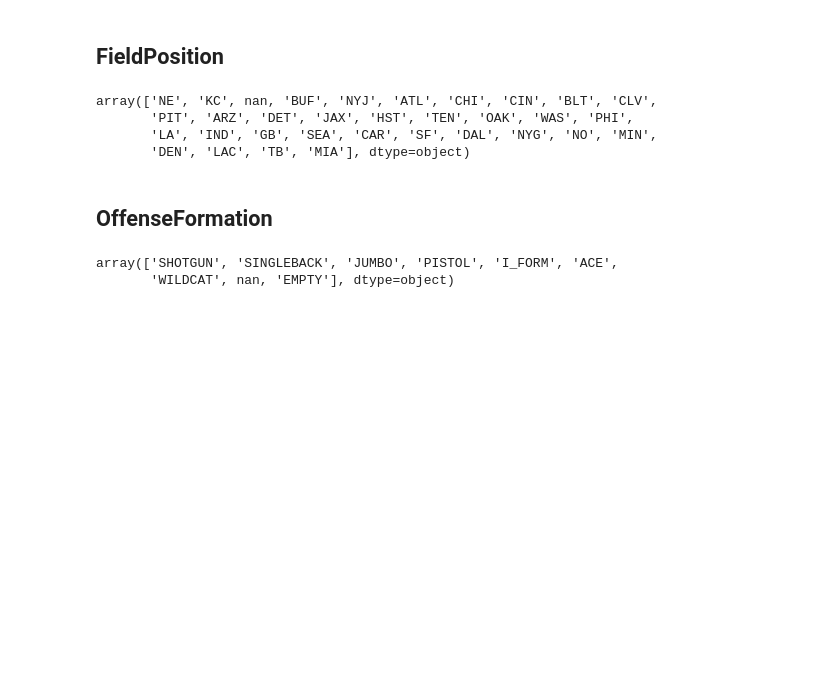
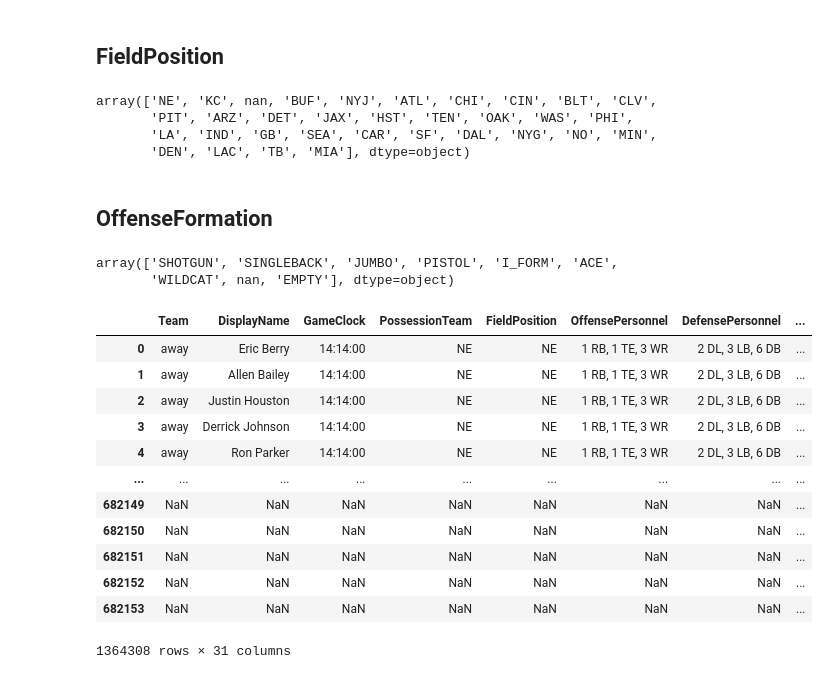
Before and after one commit to JeanArnaudRitouret/kaggle_nflbowl_yards, a Jupyter notebook: notebooks/processing.ipynb, the cells around one changed output. Cells and saved outputs as stored; diff of their text form; code cells hidden in the pictures; blank space fills up the shorter version.

Commit message:
process offense formation feature

```diff
--- a/notebooks/processing.ipynb
+++ b/notebooks/processing.ipynb
@@ -127,4 +145,20 @@ array(['SHOTGUN', 'SINGLEBACK', 'JUMBO', 'PISTOL', 'I_FORM', 'ACE',
 # %%
-offForm_dummies = pd.get_dummies(train_cat.OffenseFormation, columns=train_cat.OffenseFormation.unique())
+offense_formation_dummies = pd.get_dummies(train_cat.OffenseFormation, columns=train_cat.OffenseFormation.unique())
-# %%
-train_cat = pd.concat([train_cat.drop('OffenseFormation', axis=1),offForm_dummies])
+# %%
+train_cat = pd.concat([train_cat.drop('OffenseFormation', axis=1),offense_formation_dummies], axis)
+# %%
+train_cat
+# %% [output]
+|  | Team | DisplayName | GameClock | PossessionTeam | FieldPosition | OffensePersonnel | DefensePersonnel | ... |
+| 0 | away | Eric Berry | 14:14:00 | NE | NE | 1 RB, 1 TE, 3 WR | 2 DL, 3 LB, 6 DB | ... |
+| 1 | away | Allen Bailey | 14:14:00 | NE | NE | 1 RB, 1 TE, 3 WR | 2 DL, 3 LB, 6 DB | ... |
+| 2 | away | Justin Houston | 14:14:00 | NE | NE | 1 RB, 1 TE, 3 WR | 2 DL, 3 LB, 6 DB | ... |
+| 3 | away | Derrick Johnson | 14:14:00 | NE | NE | 1 RB, 1 TE, 3 WR | 2 DL, 3 LB, 6 DB | ... |
+| 4 | away | Ron Parker | 14:14:00 | NE | NE | 1 RB, 1 TE, 3 WR | 2 DL, 3 LB, 6 DB | ... |
+| ... | ... | ... | ... | ... | ... | ... | ... | ... |
+| 682149 | NaN | NaN | NaN | NaN | NaN | NaN | NaN | ... |
+| 682150 | NaN | NaN | NaN | NaN | NaN | NaN | NaN | ... |
+| 682151 | NaN | NaN | NaN | NaN | NaN | NaN | NaN | ... |
+| 682152 | NaN | NaN | NaN | NaN | NaN | NaN | NaN | ... |
+| 682153 | NaN | NaN | NaN | NaN | NaN | NaN | NaN | ... |
+1364308 rows × 31 columns
```
Also changed, not shown: parts of 23 cells of this notebook, 2 other files.
